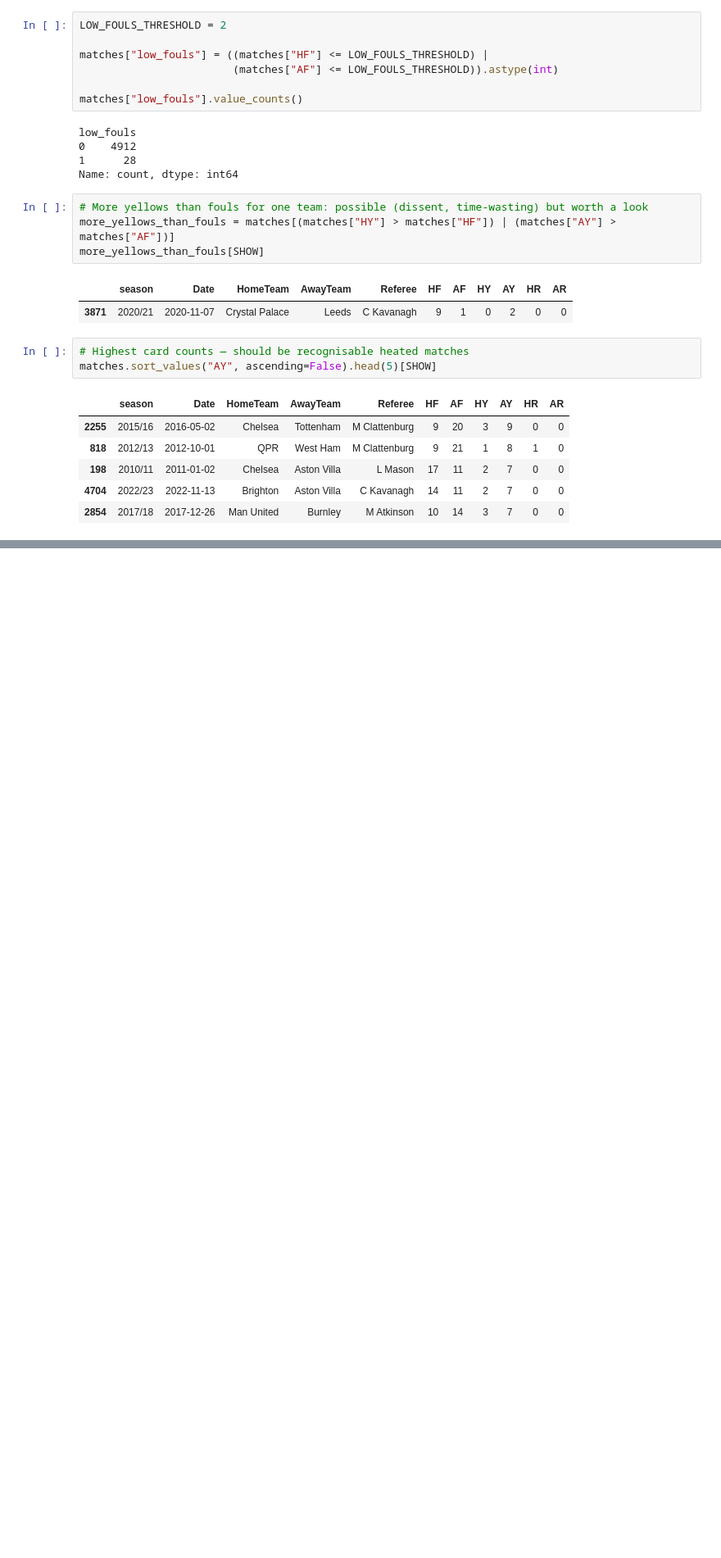
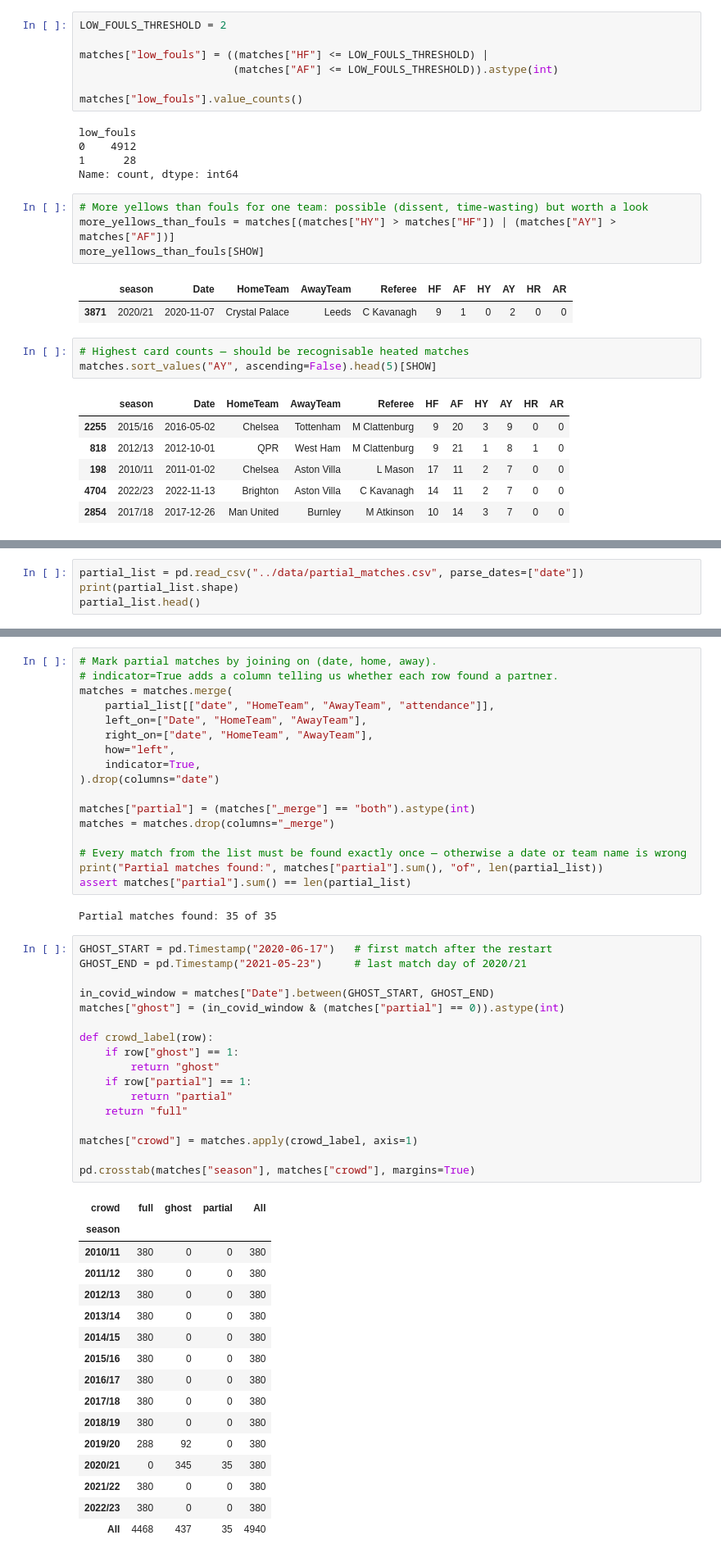
Before and after one commit to sobievh-1/referee-crowd-bias, a Jupyter notebook: notebooks/01_data.ipynb, the cells around one changed output, grey strips where cells are left out. Shown at 82% size. Cells and saved outputs as stored; diff of their text form; blank space fills up the shorter version.

```diff
--- a/notebooks/01_data.ipynb
+++ b/notebooks/01_data.ipynb
@@ -354,0 +361,4 @@ matches.sort_values("AY", ascending=False).head(5)[SHOW]
+# %%
+partial_list = pd.read_csv("../data/partial_matches.csv", parse_dates=["date"])
+print(partial_list.shape)
+partial_list.head()
@@ -354,0 +373,53 @@ matches.sort_values("AY", ascending=False).head(5)[SHOW]
+# %%
+# Mark partial matches by joining on (date, home, away).
+# indicator=True adds a column telling us whether each row found a partner.
+matches = matches.merge(
+    partial_list[["date", "HomeTeam", "AwayTeam", "attendance"]],
+    left_on=["Date", "HomeTeam", "AwayTeam"],
+    right_on=["date", "HomeTeam", "AwayTeam"],
+    how="left",
+    indicator=True,
+).drop(columns="date")
+
+matches["partial"] = (matches["_merge"] == "both").astype(int)
+matches = matches.drop(columns="_merge")
+
+# Every match from the list must be found exactly once — otherwise a date or team name is wrong
+print("Partial matches found:", matches["partial"].sum(), "of", len(partial_list))
+assert matches["partial"].sum() == len(partial_list)
+# %% [output]
+Partial matches found: 35 of 35
+# %%
+GHOST_START = pd.Timestamp("2020-06-17")   # first match after the restart
+GHOST_END = pd.Timestamp("2021-05-23")     # last match day of 2020/21
+
+in_covid_window = matches["Date"].between(GHOST_START, GHOST_END)
+matches["ghost"] = (in_covid_window & (matches["partial"] == 0)).astype(int)
+
+def crowd_label(row):
+    if row["ghost"] == 1:
+        return "ghost"
+    if row["partial"] == 1:
+        return "partial"
+    return "full"
+
+matches["crowd"] = matches.apply(crowd_label, axis=1)
+
+pd.crosstab(matches["season"], matches["crowd"], margins=True)
+# %% [output]
+| crowd | full | ghost | partial | All |
+| season |  |  |  |  |
+| 2010/11 | 380 | 0 | 0 | 380 |
+| 2011/12 | 380 | 0 | 0 | 380 |
+| 2012/13 | 380 | 0 | 0 | 380 |
+| 2013/14 | 380 | 0 | 0 | 380 |
+| 2014/15 | 380 | 0 | 0 | 380 |
+| 2015/16 | 380 | 0 | 0 | 380 |
+| 2016/17 | 380 | 0 | 0 | 380 |
+| 2017/18 | 380 | 0 | 0 | 380 |
+| 2018/19 | 380 | 0 | 0 | 380 |
+| 2019/20 | 288 | 92 | 0 | 380 |
+| 2020/21 | 0 | 345 | 35 | 380 |
+| 2021/22 | 380 | 0 | 0 | 380 |
+| 2022/23 | 380 | 0 | 0 | 380 |
+| All | 4468 | 437 | 35 | 4940 |
```
Also changed, not shown: parts of 9 cells of this notebook, 3 other files.
